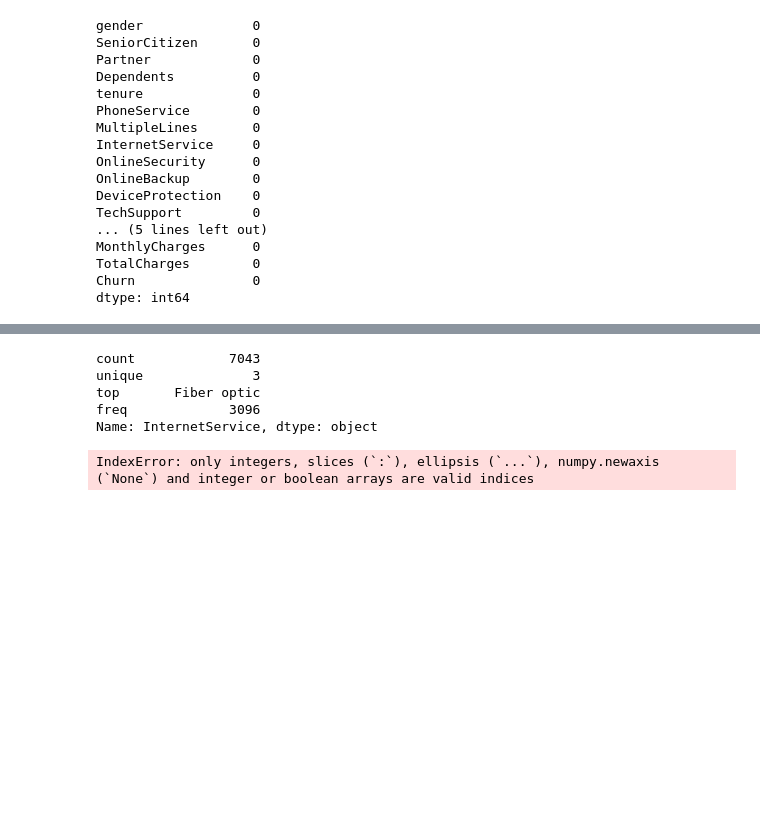
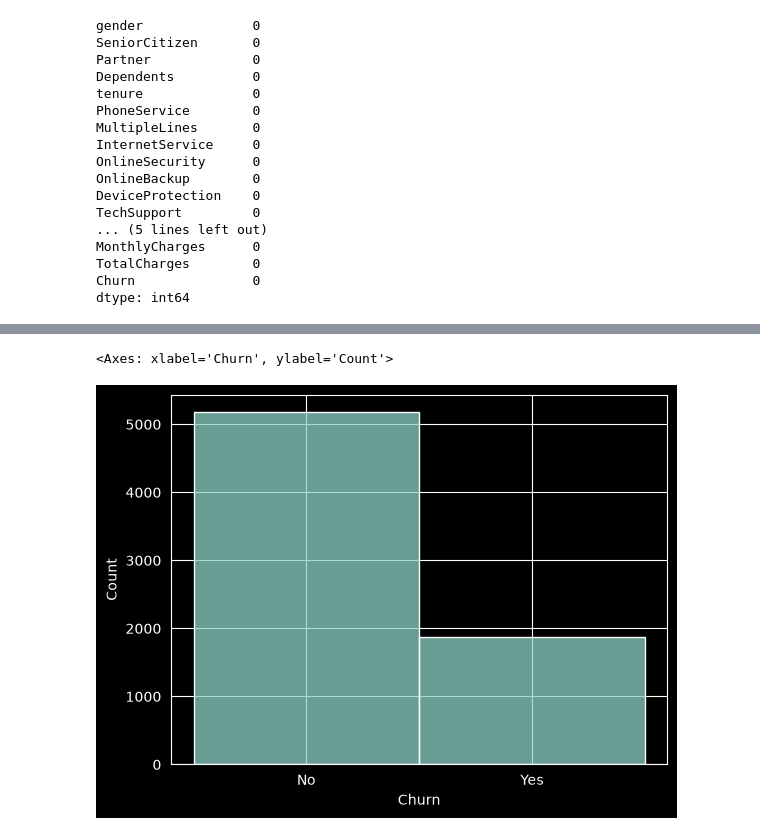
Before and after one commit to rzadrzi/customer_churn_analysis, a Jupyter notebook: customer_churn_analysis.ipynb, the cells around one changed output, grey strips where cells are left out. Cells and saved outputs as stored; diff of their text form; code cells hidden in the pictures; blank space fills up the shorter version.

```diff
--- a/customer_churn_analysis.ipynb
+++ b/customer_churn_analysis.ipynb
@@ -60,6 +63,9 @@ df.describe()
 | 50% | 0.000000 | 29.000000 | 70.350000 |
 | 75% | 0.000000 | 55.000000 | 89.850000 |
 | max | 1.000000 | 72.000000 | 118.750000 |
+# %%
+X = df.drop("Churn", axis = 1)
+y = df["Churn"]
 # %% [markdown]
 ## EDA
 # %%
@@ -234,24 +217,5 @@ df.head()
-# %%
-df['InternetService'].describe(include=["object", "bool"])
-# %% [output]
-count            7043
-unique              3
-top       Fiber optic
-freq             3096
-Name: InternetService, dtype: object
-# %%
-type_ = ["No", "yes"]
-fig = make_subplots(rows=1, cols=1)
-
-fig.add_trace(go.Pie(labels=type_, values=data['Churn'].value_counts(), name="Churn"))
-
-# Use `hole` to create a donut-like pie chart
-fig.update_traces(hole=.4, hoverinfo="label+percent+name", textfont_size=16)
-
-fig.update_layout(
-    title_text="Churn Distributions",
-    # Add annotations in the center of the donut pies.
-    annotations=[dict(text='Churn', x=0.5, y=0.5, font_size=20, showarrow=False)])
-fig.show()
-# %% [output]
-IndexError: only integers, slices (`:`), ellipsis (`...`), numpy.newaxis (`None`) and integer or boolean arrays are valid indices
+# %%
+sns.histplot(data=y, cbar=True)
+# %% [output]
+<Axes: xlabel='Churn', ylabel='Count'>
+[figure, added]
```
Also changed, not shown: parts of 7 cells of this notebook.
